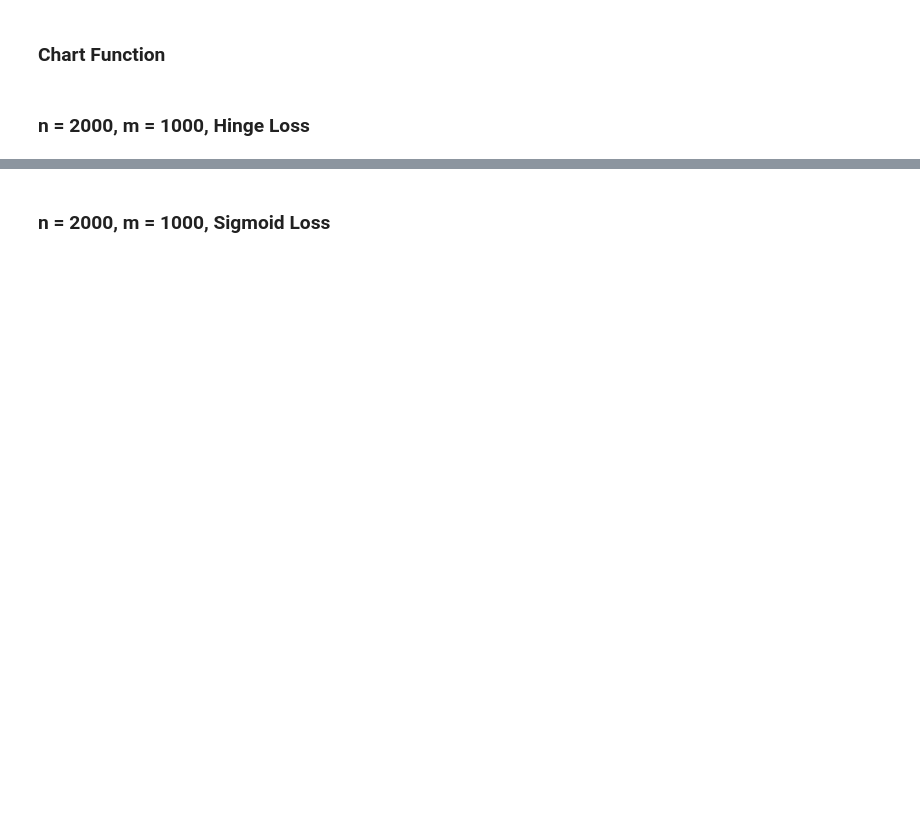
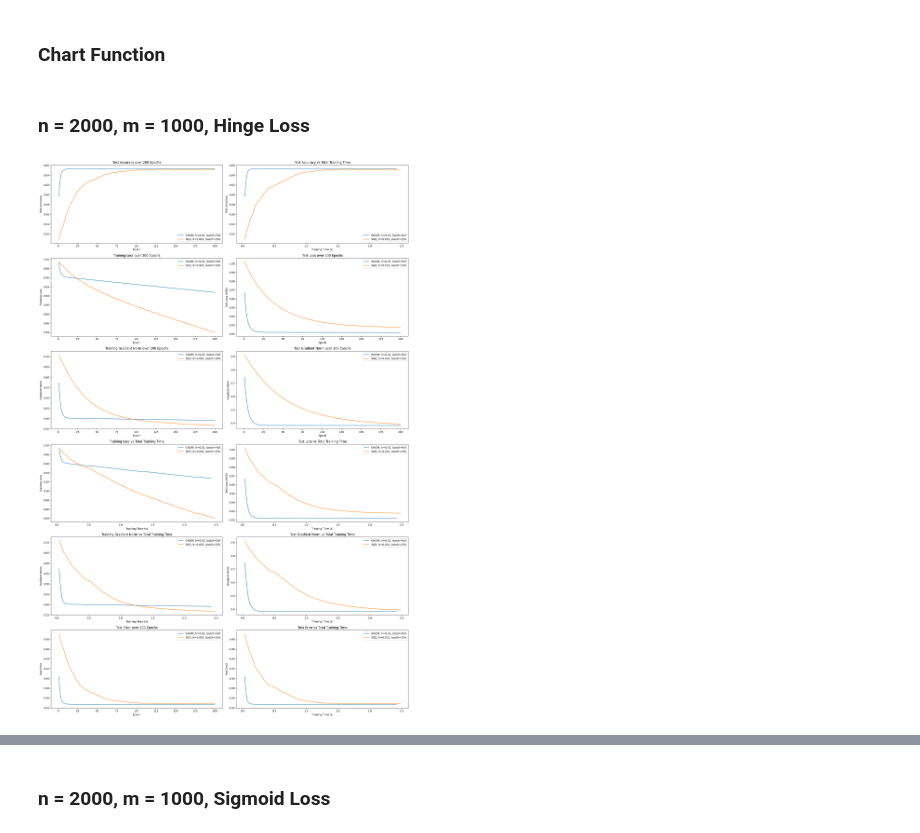
Before and after one commit to thomask902/2024-Numerical-Optimization-Research, a Jupyter notebook: svm/svm_analysis.ipynb, the cells around one changed output, grey strips where cells are left out. Drawn from its saved outputs; the diff is of its cells as text; code cells hidden in the pictures; blank space fills up the shorter version.

```diff
--- a/svm/svm_analysis.ipynb
+++ b/svm/svm_analysis.ipynb
@@ -350,16 +357,18 @@ plot_results(file_paths, labels)
 # %%
 # COMPARING BEST RESULTS @200 EPOCHS
 # GNOM w lr = 0.01, batch = full
 # SGD w lr = 0.001, batch = 256
 
 
-lr_0_01_file_path = "generated/n_2000_m_1000/GNOM/lr-0.01/200/no_batching/2024-10-10-14:37:46/results.csv"
-lr_0_001_batch_256_file_path = "generated/n_2000_m_1000/GD/lr-0.001/200/256/2024-10-10-15:30:03/results.csv"
+lr_0_01_file_path = "generated/hinge/n_2000_m_1000/GNOM/lr-0.01/200/no_batching/2024-10-10-14:37:46/results.csv"
+lr_0_001_batch_256_file_path = "generated/hinge/n_2000_m_1000/GD/lr-0.001/200/256/2024-10-10-15:30:03/results.csv"
 
 files = [lr_0_01_file_path, lr_0_001_batch_256_file_path]
 labels = ["GNOM, lr=0.01, batch=full", "SGD, lr=0.001, batch=256"]
 
 plot_results(files, labels)
+# %% [output]
+[figure, added]
 # %%
 # COMPARING BEST RESULTS @500 EPOCHS
 # GNOM w lr = 0.01, batch = full
```
Also changed, not shown: parts of 29 cells of this notebook, 3 other files.
